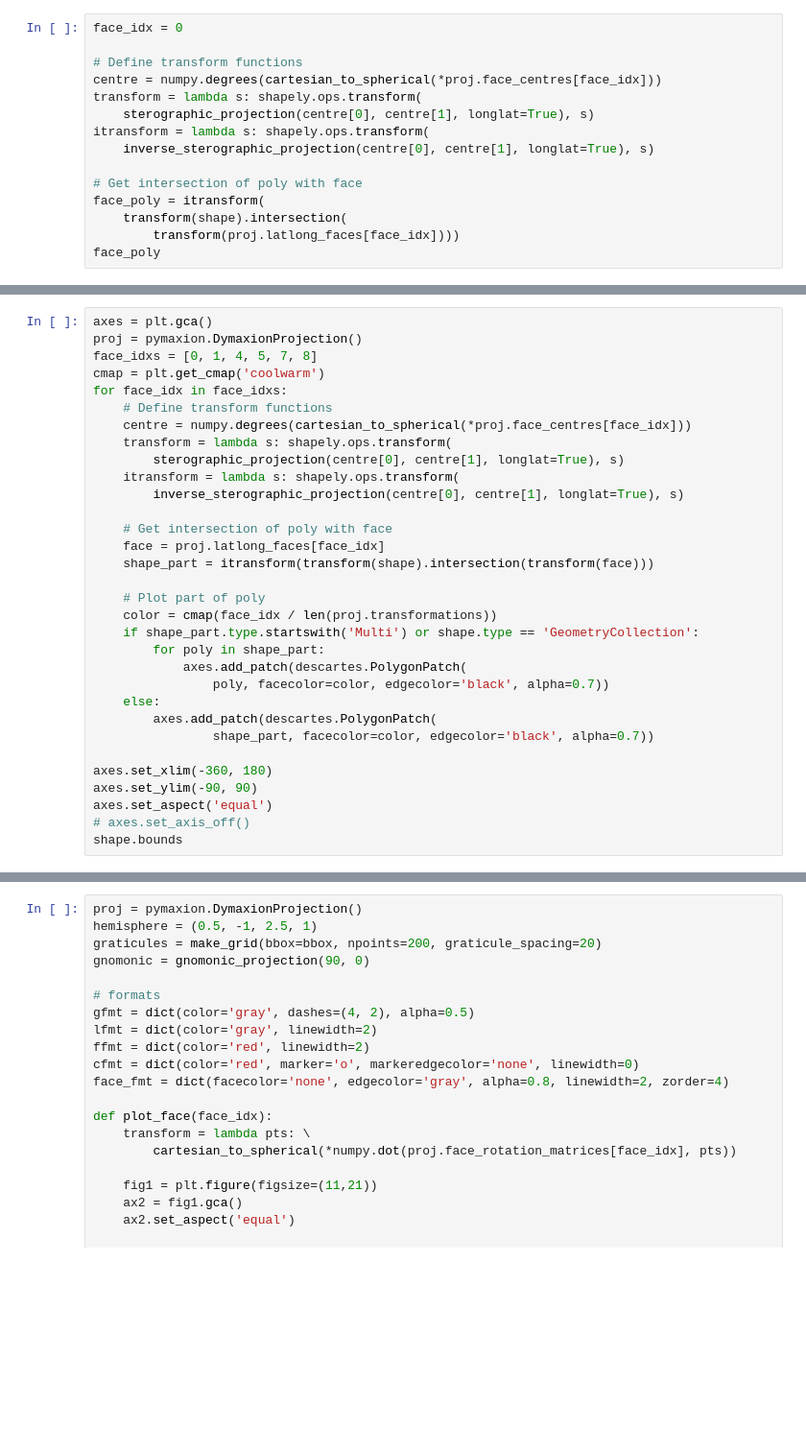
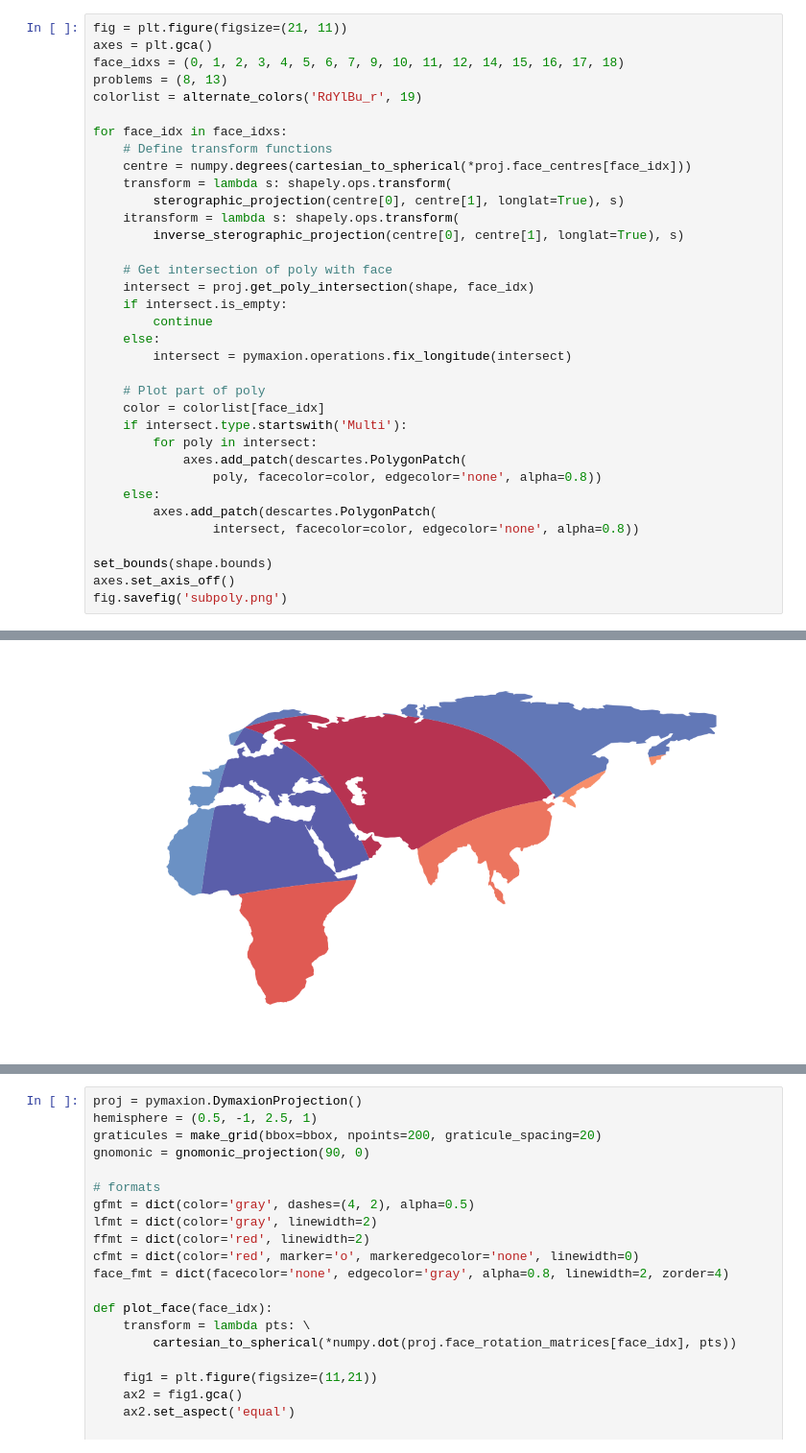
Before and after one commit to jesserobertson/pymaxion, a Jupyter notebook: examples/projections.ipynb, the cells around one changed output, grey strips where cells are left out. Shown at 96% size. Drawn from its saved outputs; the diff is of its cells as text; blank space fills up the shorter version.

```diff
--- a/examples/projections.ipynb
+++ b/examples/projections.ipynb
@@ -30,15 +25,36 @@ shape = shapes[0]
 # %%
-face_idx = 0
+fig = plt.figure(figsize=(21, 11))
+axes = plt.gca()
+face_idxs = (0, 1, 2, 3, 4, 5, 6, 7, 9, 10, 11, 12, 14, 15, 16, 17, 18)
+problems = (8, 13)
+colorlist = alternate_colors('RdYlBu_r', 19)
 
-# Define transform functions
-centre = numpy.degrees(cartesian_to_spherical(*proj.face_centres[face_idx]))
-transform = lambda s: shapely.ops.transform(
-    sterographic_projection(centre[0], centre[1], longlat=True), s)
-itransform = lambda s: shapely.ops.transform(
-    inverse_sterographic_projection(centre[0], centre[1], longlat=True), s)
+for face_idx in face_idxs:
+    # Define transform functions
+    centre = numpy.degrees(cartesian_to_spherical(*proj.face_centres[face_idx]))
+    transform = lambda s: shapely.ops.transform(
+        sterographic_projection(centre[0], centre[1], longlat=True), s)
+    itransform = lambda s: shapely.ops.transform(
+        inverse_sterographic_projection(centre[0], centre[1], longlat=True), s)
 
-# Get intersection of poly with face
-face_poly = itransform(
-    transform(shape).intersection(
-        transform(proj.latlong_faces[face_idx])))
-face_poly
+    # Get intersection of poly with face
+    intersect = proj.get_poly_intersection(shape, face_idx)
+    if intersect.is_empty:
+        continue
+    else:
+        intersect = pymaxion.operations.fix_longitude(intersect)
+
+    # Plot part of poly
+    color = colorlist[face_idx]
+    if intersect.type.startswith('Multi'):
+        for poly in intersect:
+            axes.add_patch(descartes.PolygonPatch(
+                poly, facecolor=color, edgecolor='none', alpha=0.8))
+    else:
+        axes.add_patch(descartes.PolygonPatch(
+                intersect, facecolor=color, edgecolor='none', alpha=0.8))
+
+set_bounds(shape.bounds)
+axes.set_axis_off()
+fig.savefig('subpoly.png')
+# %% [output]
@@ -45,32 +67 @@ face_poly
+[figure, added]
-# %%
-axes = plt.gca()
-proj = pymaxion.DymaxionProjection()
-face_idxs = [0, 1, 4, 5, 7, 8]
-cmap = plt.get_cmap('coolwarm')
-for face_idx in face_idxs:
-    # Define transform functions
-    centre = numpy.degrees(cartesian_to_spherical(*proj.face_centres[face_idx]))
-    transform = lambda s: shapely.ops.transform(
-        sterographic_projection(centre[0], centre[1], longlat=True), s)
-    itransform = lambda s: shapely.ops.transform(
-        inverse_sterographic_projection(centre[0], centre[1], longlat=True), s)
-
-    # Get intersection of poly with face
-    face = proj.latlong_faces[face_idx]
-    shape_part = itransform(transform(shape).intersection(transform(face)))
-
-    # Plot part of poly
-    color = cmap(face_idx / len(proj.transformations))
-    if shape_part.type.startswith('Multi') or shape.type == 'GeometryCollection':
-        for poly in shape_part:
-            axes.add_patch(descartes.PolygonPatch(
-                poly, facecolor=color, edgecolor='black', alpha=0.7))
-    else:
-        axes.add_patch(descartes.PolygonPatch(
-                shape_part, facecolor=color, edgecolor='black', alpha=0.7))
-
-axes.set_xlim(-360, 180)
-axes.set_ylim(-90, 90)
-axes.set_aspect('equal')
-# axes.set_axis_off()
-shape.bounds
```
Also changed, not shown: parts of 8 cells of this notebook, 2 other files.
